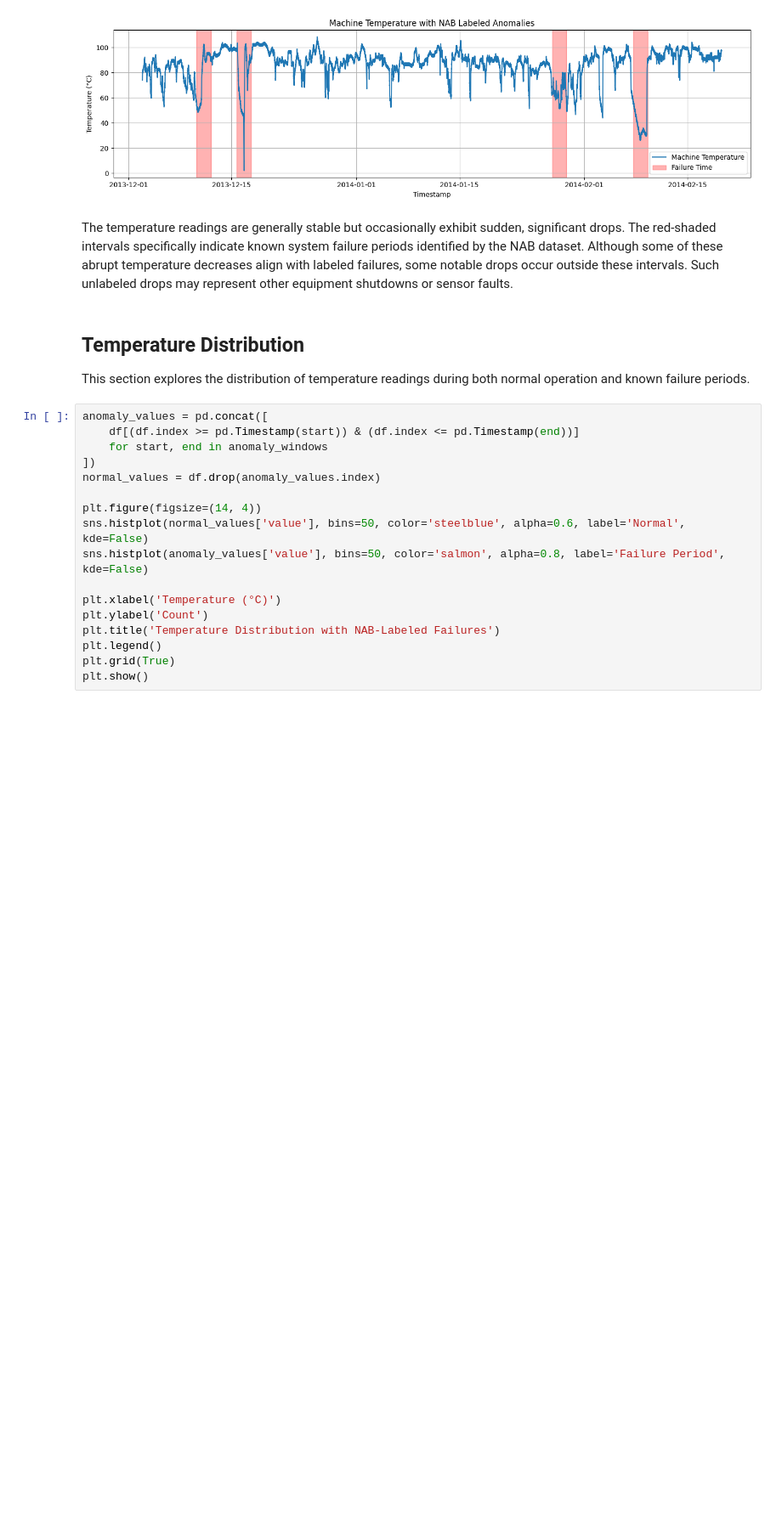
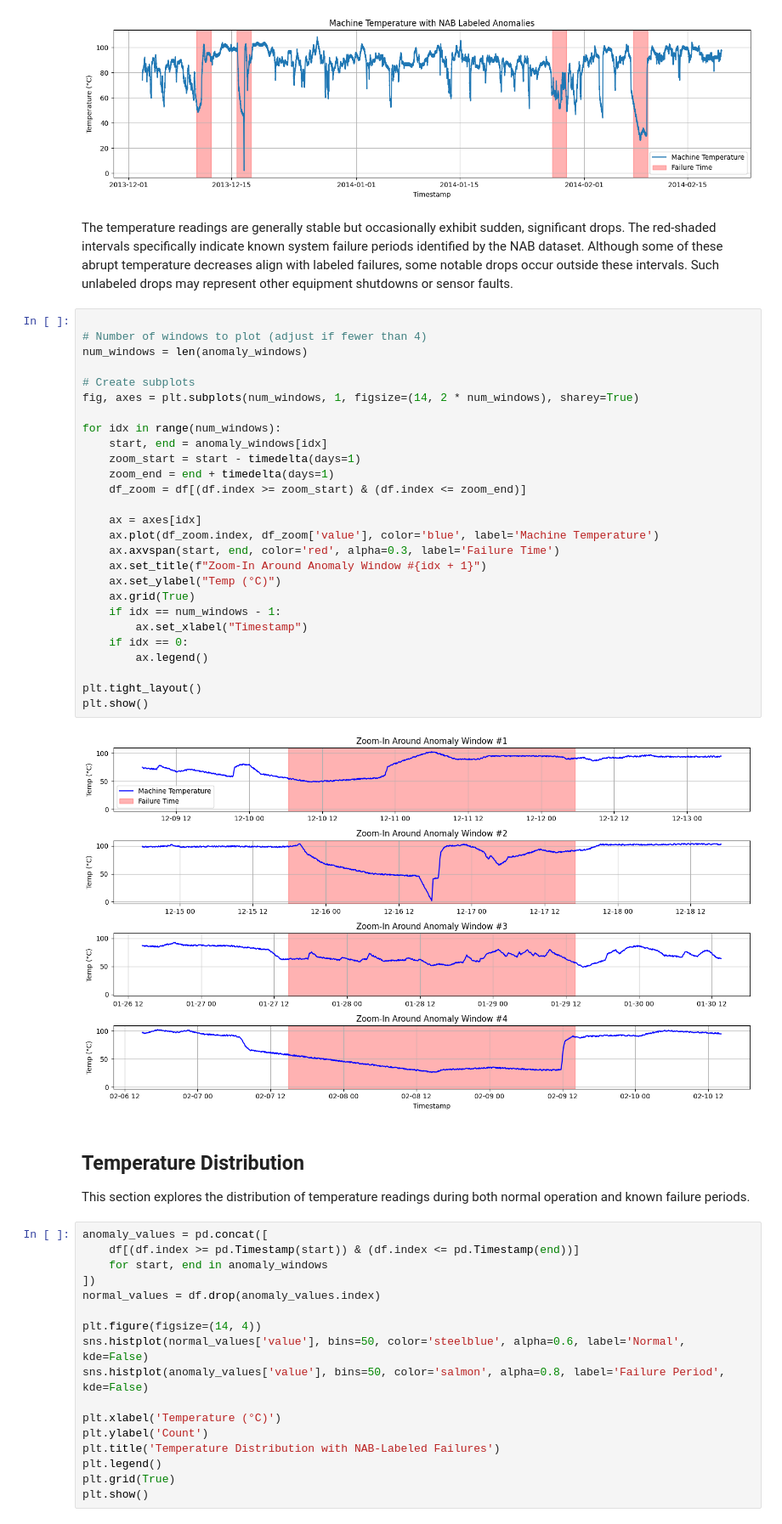
Before and after one commit to hjalalin/nab-anomaly-detection, a Jupyter notebook: notebooks/machine_temperature/01_exploration.ipynb, the cells around one changed output. Shown at 85% size. Drawn from its saved outputs; the diff is of its cells as text; blank space fills up the shorter version.

Commit message:
Kaggle Notebook | 01_machine_temperature | Version 15

```diff
--- a/notebooks/machine_temperature/01_exploration.ipynb
+++ b/notebooks/machine_temperature/01_exploration.ipynb
@@ -84,6 +96,35 @@ plt.show()
 [figure]
 # %% [markdown]
 The temperature readings are generally stable but occasionally exhibit sudden, significant drops. The red-shaded intervals specifically indicate known system failure periods identified by the NAB dataset. Although some of these abrupt temperature decreases align with labeled failures, some notable drops occur outside these intervals. Such unlabeled drops may represent other equipment shutdowns or sensor faults.
+# %%
+
+# Number of windows to plot (adjust if fewer than 4)
+num_windows = len(anomaly_windows)
+
+# Create subplots
+fig, axes = plt.subplots(num_windows, 1, figsize=(14, 2 * num_windows), sharey=True)
+
+for idx in range(num_windows):
+    start, end = anomaly_windows[idx]
+    zoom_start = start - timedelta(days=1)
+    zoom_end = end + timedelta(days=1)
+    df_zoom = df[(df.index >= zoom_start) & (df.index <= zoom_end)]
+
+    ax = axes[idx]
+    ax.plot(df_zoom.index, df_zoom['value'], color='blue', label='Machine Temperature')
+    ax.axvspan(start, end, color='red', alpha=0.3, label='Failure Time')
+    ax.set_title(f"Zoom-In Around Anomaly Window #{idx + 1}")
+    ax.set_ylabel("Temp (°C)")
+    ax.grid(True)
+    if idx == num_windows - 1:
+        ax.set_xlabel("Timestamp")
+    if idx == 0:
+        ax.legend()
+
+plt.tight_layout()
+plt.show()
+# %% [output]
+[figure, added]
 # %% [markdown]
 ## Temperature Distribution
 This section explores the distribution of temperature readings during both normal operation and known failure periods.
```
Also changed, not shown: parts of 2 cells of this notebook.
